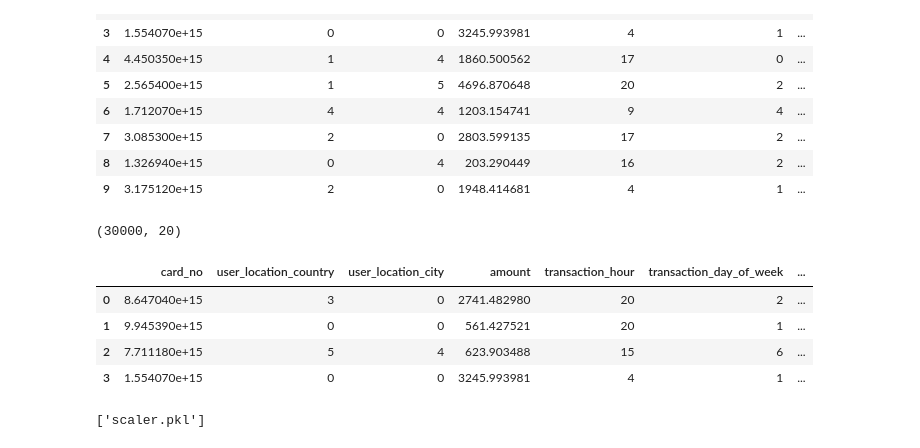
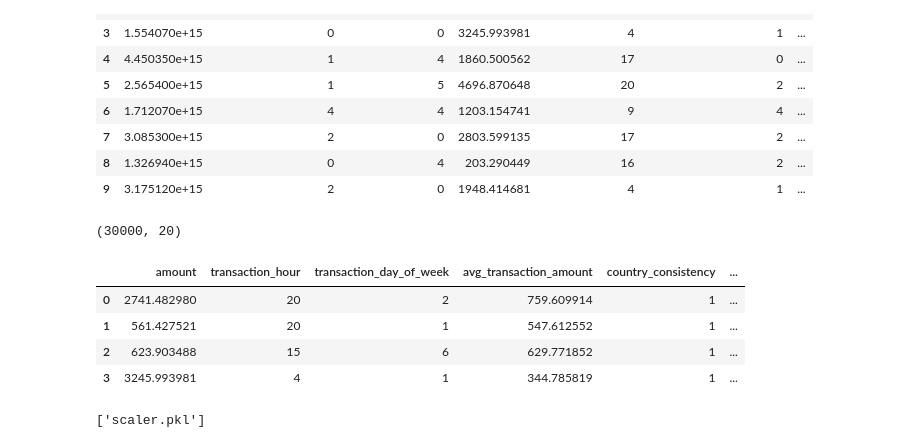
Before and after one commit to mihireshjoshi/tic-tac-tech, a Jupyter notebook: backend/parth/models/fraud_detect.ipynb, the cells around one changed output. Saved outputs shown, nothing was run; the diff lists cells and outputs as text; code cells hidden in the pictures.

```diff
--- a/backend/parth/models/fraud_detect.ipynb
+++ b/backend/parth/models/fraud_detect.ipynb
@@ -31,18 +31,18 @@ df.head(10)
 | 8 | 1.326940e+15 | 0 | 4 | 203.290449 | 16 | 2 | ... |
 | 9 | 3.175120e+15 | 2 | 0 | 1948.414681 | 4 | 1 | ... |
 # %%
-X = df.drop(columns=['card_no', 'potential_fraud','user_location_country','user_location_city','upi_id','email_domain','city_consistency','receiver_location_city','transaction_type'])
+X = df.drop(columns=['card_no', 'potential_fraud','user_location_country','user_location_city','upi_id','email_domain','city_consistency','receiver_location_city','transaction_type','average_transaction_frequency'])
 y = df['potential_fraud']
 print(df.shape)
 X.shape
-df.head(4)
+X.head(4)
 # %% [output]
 (30000, 20)
-|  | card_no | user_location_country | user_location_city | amount | transaction_hour | transaction_day_of_week | ... |
-| 0 | 8.647040e+15 | 3 | 0 | 2741.482980 | 20 | 2 | ... |
-| 1 | 9.945390e+15 | 0 | 0 | 561.427521 | 20 | 1 | ... |
-| 2 | 7.711180e+15 | 5 | 4 | 623.903488 | 15 | 6 | ... |
-| 3 | 1.554070e+15 | 0 | 0 | 3245.993981 | 4 | 1 | ... |
+|  | amount | transaction_hour | transaction_day_of_week | avg_transaction_amount | country_consistency | ... |
+| 0 | 2741.482980 | 20 | 2 | 759.609914 | 1 | ... |
+| 1 | 561.427521 | 20 | 1 | 547.612552 | 1 | ... |
+| 2 | 623.903488 | 15 | 6 | 629.771852 | 1 | ... |
+| 3 | 3245.993981 | 4 | 1 | 344.785819 | 1 | ... |
 # %%
 scaler = StandardScaler()
 X_scaled = scaler.fit_transform(X)
```
Also changed, not shown: parts of 1 cell of this notebook, 2 other files.
